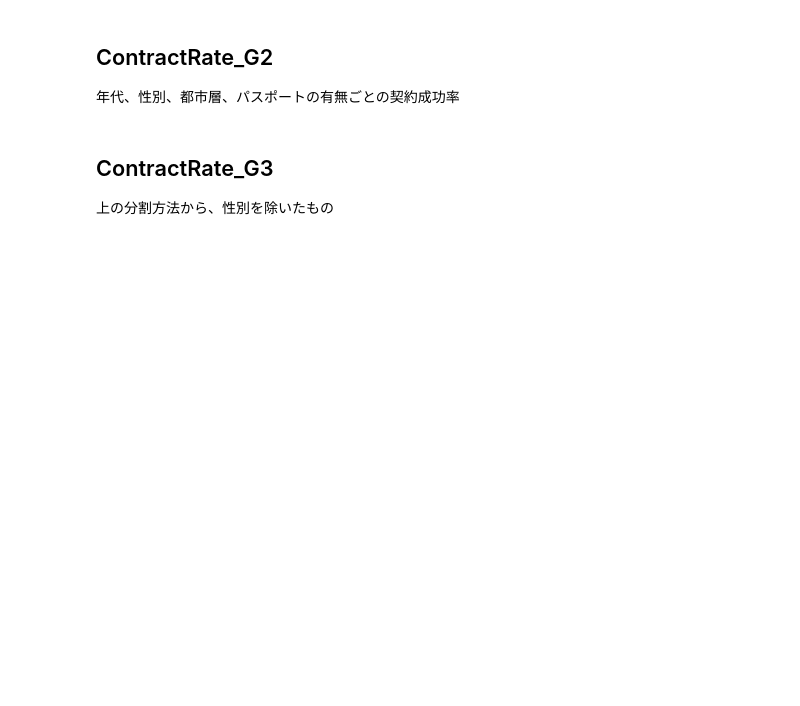
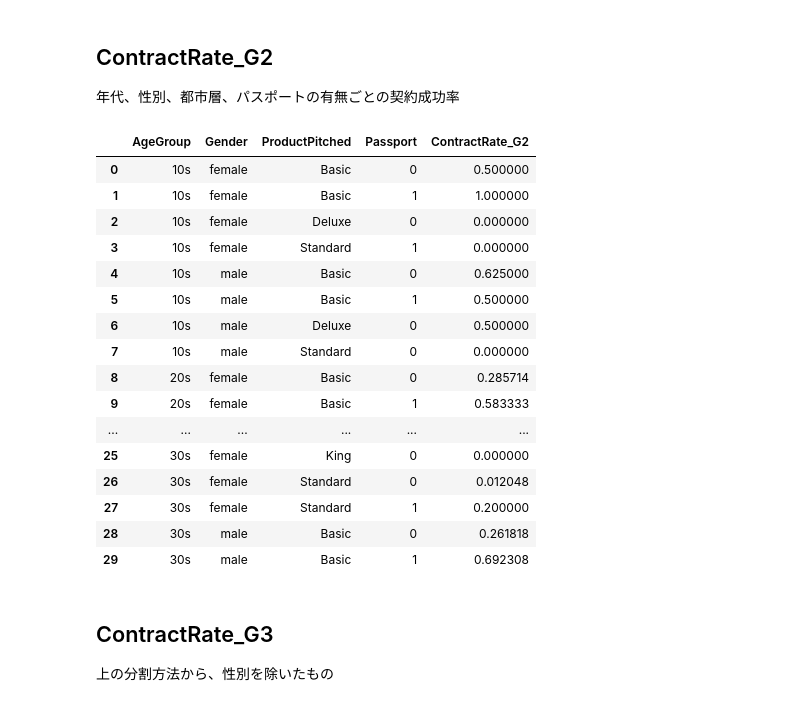
Before and after one commit to RickHub0115/SIGNATE-Summer-Cup-2024, a Jupyter notebook: scr/feature_engineering/feature_engineering.ipynb, the cells around one changed output. Cells and saved outputs as stored; diff of their text form; code cells hidden in the pictures; blank space fills up the shorter version.

```diff
--- a/scr/feature_engineering/feature_engineering.ipynb
+++ b/scr/feature_engineering/feature_engineering.ipynb
@@ -181,6 +203,26 @@ df_test = df_test.merge(tmp, on=['AgeGroup', 'Gender', 'ProductPitched'], how='l
 # %%
 tmp = df_train.groupby(by=['AgeGroup', 'Gender', 'ProductPitched', 'Passport'], as_index=False)['ProdTaken'].mean()
 tmp = tmp.rename(columns={'ProdTaken': 'ContractRate_G2'})
+# %%
+tmp[:30]
+# %% [output]
+|  | AgeGroup | Gender | ProductPitched | Passport | ContractRate_G2 |
+| 0 | 10s | female | Basic | 0 | 0.500000 |
+| 1 | 10s | female | Basic | 1 | 1.000000 |
+| 2 | 10s | female | Deluxe | 0 | 0.000000 |
+| 3 | 10s | female | Standard | 1 | 0.000000 |
+| 4 | 10s | male | Basic | 0 | 0.625000 |
+| 5 | 10s | male | Basic | 1 | 0.500000 |
+| 6 | 10s | male | Deluxe | 0 | 0.500000 |
+| 7 | 10s | male | Standard | 0 | 0.000000 |
+| 8 | 20s | female | Basic | 0 | 0.285714 |
+| 9 | 20s | female | Basic | 1 | 0.583333 |
+| ... | ... | ... | ... | ... | ... |
+| 25 | 30s | female | King | 0 | 0.000000 |
+| 26 | 30s | female | Standard | 0 | 0.012048 |
+| 27 | 30s | female | Standard | 1 | 0.200000 |
+| 28 | 30s | male | Basic | 0 | 0.261818 |
+| 29 | 30s | male | Basic | 1 | 0.692308 |
 # %%
 df_train = df_train.merge(tmp, on=['AgeGroup', 'Gender', 'ProductPitched', 'Passport'], how='left')
 df_test = df_test.merge(tmp, on=['AgeGroup', 'Gender', 'ProductPitched', 'Passport'], how='left')
```
Also changed, not shown: parts of 6 cells of this notebook, 7 other files.
